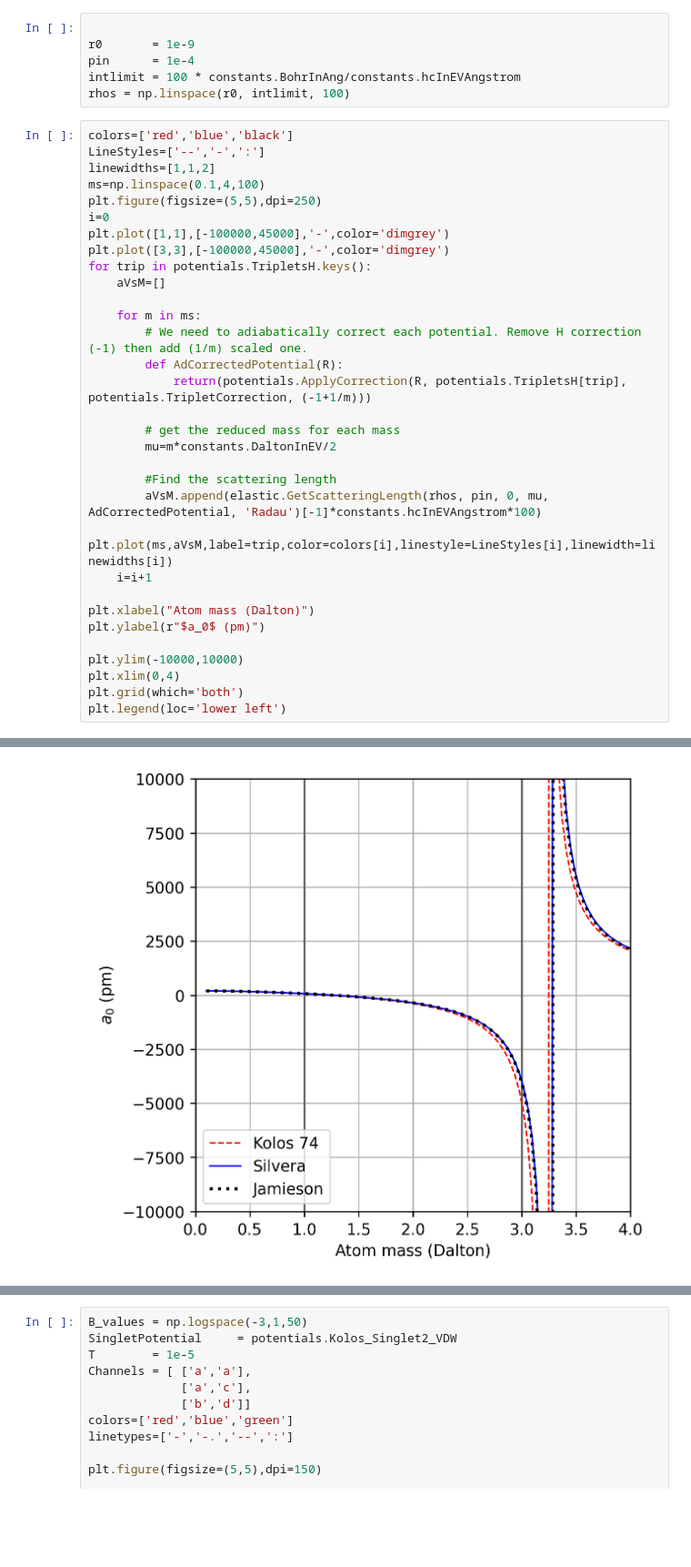
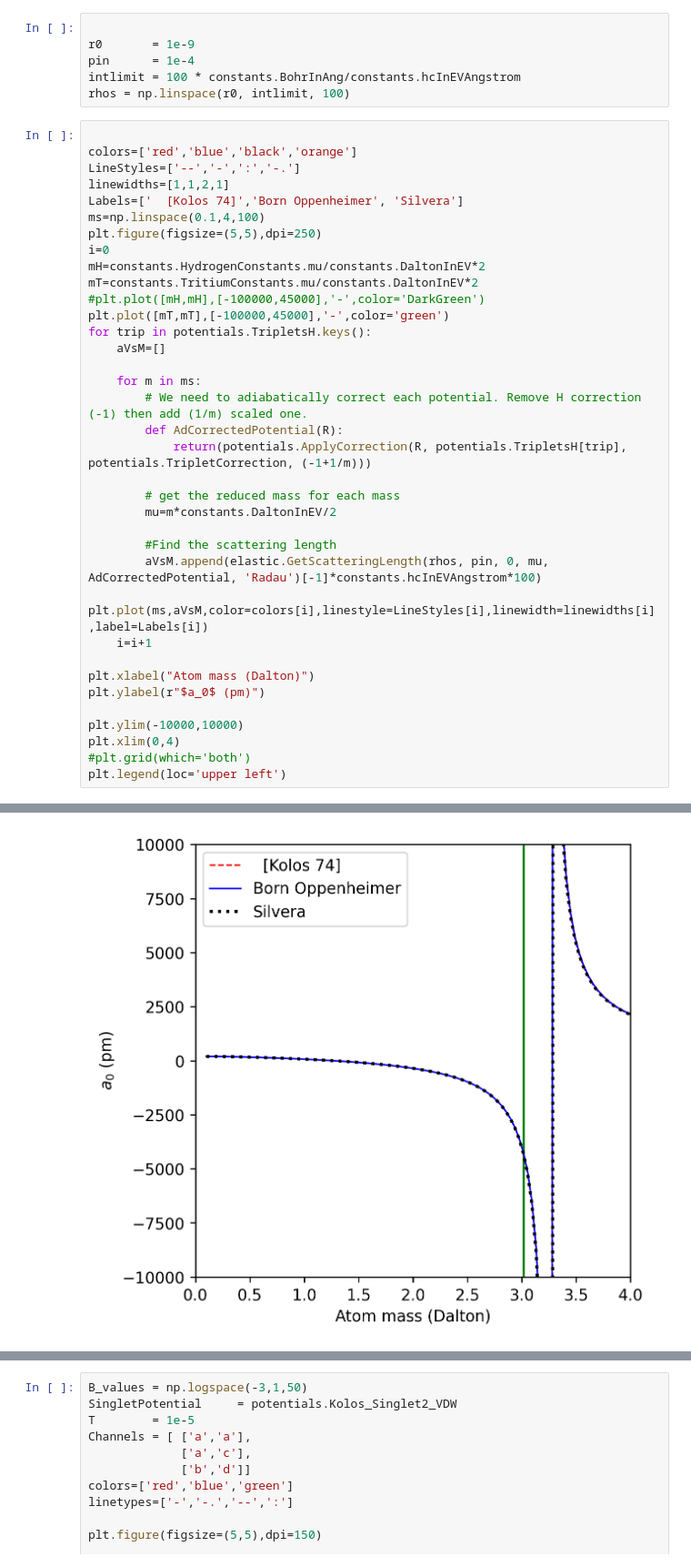
Before and after one commit to UTA-NURES/AtomicHScattering, a Jupyter notebook: examples/Potentials Comparison.ipynb, the cells around one changed output, grey strips where cells are left out. Shown at 91% size. Saved outputs shown, nothing was run; the diff lists cells and outputs as text; blank space fills up the shorter version.

```diff
--- a/examples/Potentials Comparison.ipynb
+++ b/examples/Potentials Comparison.ipynb
@@ -19,37 +19,41 @@ pin      = 1e-4
 intlimit = 100 * constants.BohrInAng/constants.hcInEVAngstrom
 rhos = np.linspace(r0, intlimit, 100)
 # %%
-colors=['red','blue','black']
-LineStyles=['--','-',':']
-linewidths=[1,1,2]
+
+colors=['red','blue','black','orange']
+LineStyles=['--','-',':','-.']
+linewidths=[1,1,2,1]
+Labels=['  [Kolos 74]','Born Oppenheimer', 'Silvera']
 ms=np.linspace(0.1,4,100)
 plt.figure(figsize=(5,5),dpi=250)
 i=0
-plt.plot([1,1],[-100000,45000],'-',color='dimgrey')
-plt.plot([3,3],[-100000,45000],'-',color='dimgrey')
+mH=constants.HydrogenConstants.mu/constants.DaltonInEV*2
+mT=constants.TritiumConstants.mu/constants.DaltonInEV*2
+#plt.plot([mH,mH],[-100000,45000],'-',color='DarkGreen')
+plt.plot([mT,mT],[-100000,45000],'-',color='green')
 for trip in potentials.TripletsH.keys():
     aVsM=[]
 
     for m in ms:
         # We need to adiabatically correct each potential. Remove H correction (-1) then add (1/m) scaled one.
         def AdCorrectedPotential(R):
             return(potentials.ApplyCorrection(R, potentials.TripletsH[trip], potentials.TripletCorrection, (-1+1/m)))
 
         # get the reduced mass for each mass
         mu=m*constants.DaltonInEV/2
 
         #Find the scattering length
         aVsM.append(elastic.GetScatteringLength(rhos, pin, 0, mu, AdCorrectedPotential, 'Radau')[-1]*constants.hcInEVAngstrom*100)
-    plt.plot(ms,aVsM,label=trip,color=colors[i],linestyle=LineStyles[i],linewidth=linewidths[i])
+    plt.plot(ms,aVsM,color=colors[i],linestyle=LineStyles[i],linewidth=linewidths[i],label=Labels[i])
     i=i+1
 
 plt.xlabel("Atom mass (Dalton)")
 plt.ylabel(r"$a_0$ (pm)")
 
 plt.ylim(-10000,10000)
 plt.xlim(0,4)
-plt.grid(which='both')
-plt.legend(loc='lower left')
+#plt.grid(which='both')
+plt.legend(loc='upper left')
 # %% [output]
 <matplotlib.legend.Legend at 0x...>
-[figure, old version]
+[figure, new version]
```
Also changed, not shown: parts of 4 cells of this notebook, 2 other files.
